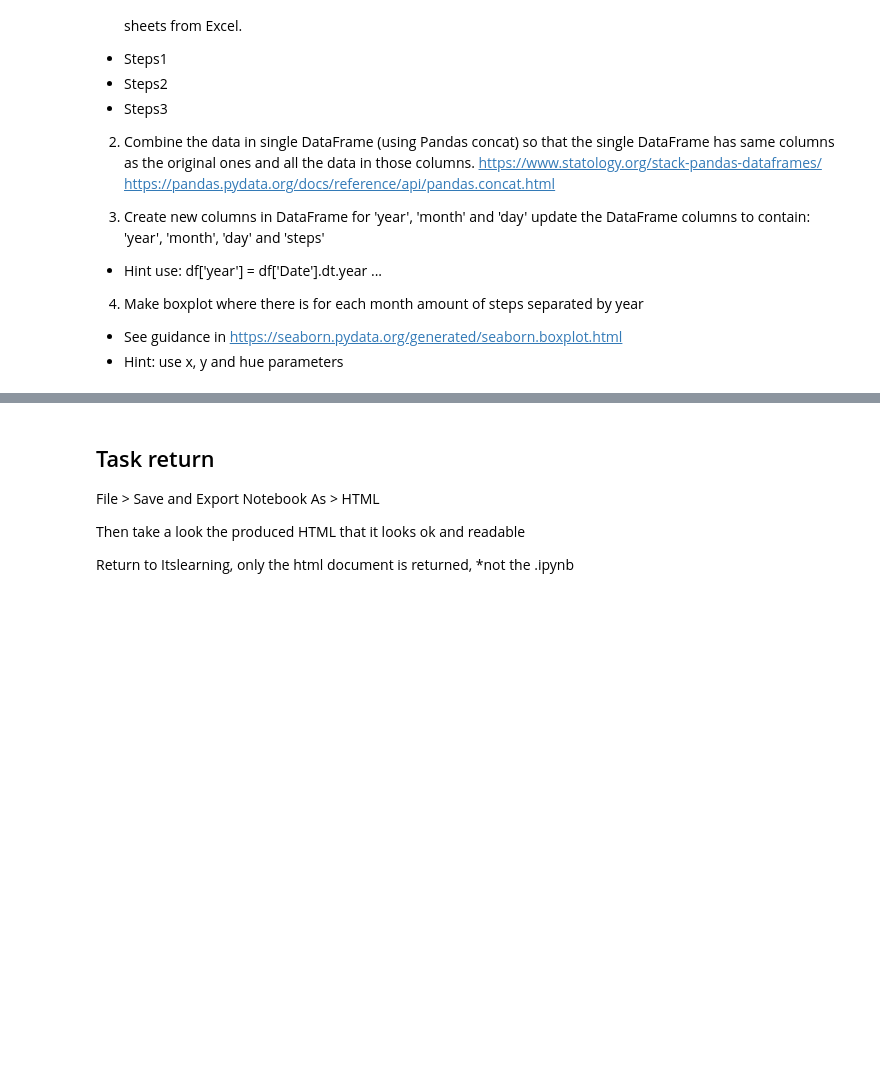
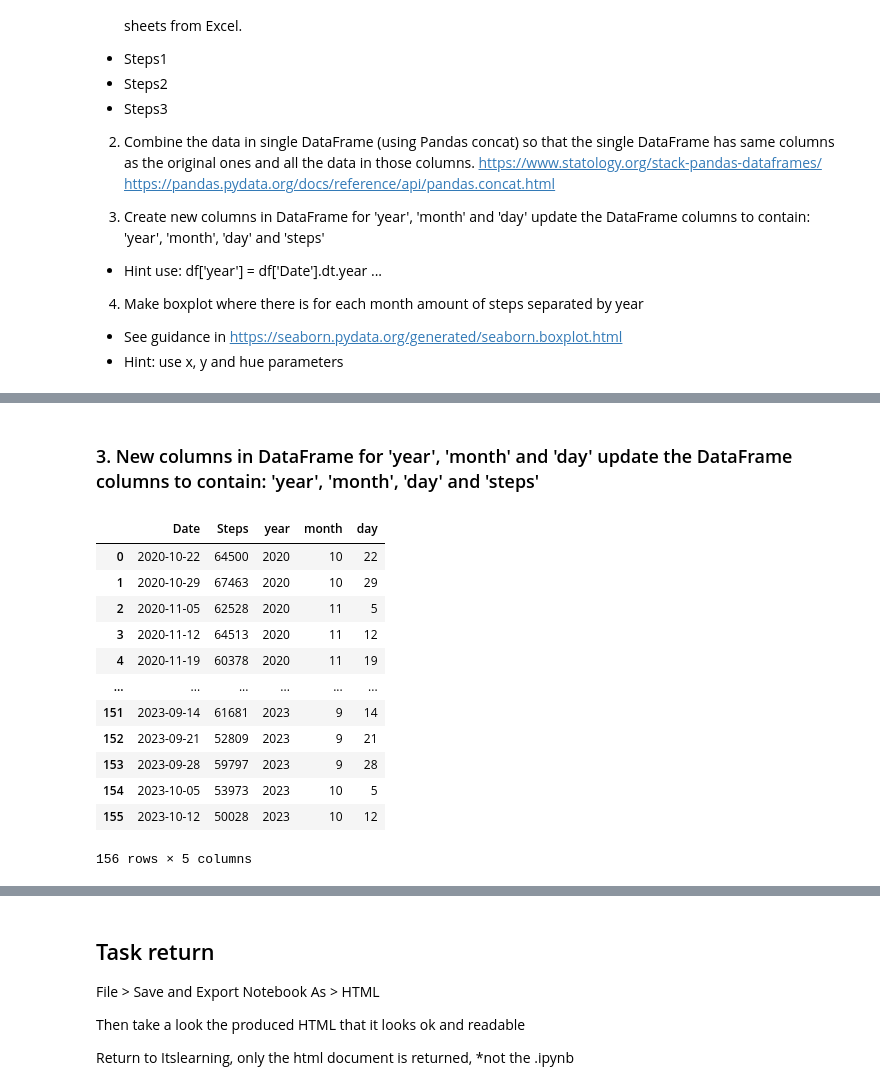
Before and after one commit to buicaothe/PYTHON, a Jupyter notebook: DATA MANAGEMENT/Labweek41/Data_Cleaning_and_datetime_handling.ipynb, the cells around one changed output, grey strips where cells are left out. Cells and saved outputs as stored; diff of their text form; code cells hidden in the pictures; blank space fills up the shorter version.

```diff
--- a/DATA MANAGEMENT/Labweek41/Data_Cleaning_and_datetime_handling.ipynb
+++ b/DATA MANAGEMENT/Labweek41/Data_Cleaning_and_datetime_handling.ipynb
@@ -570,0 +637,21 @@ Try to do one thing in one coding cell, then test that it works and then add mor
+# %% [markdown]
+### 3. New columns in DataFrame for 'year', 'month' and 'day' update the DataFrame columns to contain: 'year', 'month', 'day' and 'steps'
+# %%
+allsteps['year'] = allsteps['Date'].dt.year # split the 'year' from the "Date" column with accessor .dt.year
+allsteps['month'] = allsteps['Date'].dt.month # split the 'month' from the "Date" column with accessor .dt.month
+allsteps['day'] = allsteps['Date'].dt.day # split the 'day' from the "Date" column with accessor .dt.day
+allsteps
+# %% [output]
+|  | Date | Steps | year | month | day |
+| 0 | 2020-10-22 | 64500 | 2020 | 10 | 22 |
+| 1 | 2020-10-29 | 67463 | 2020 | 10 | 29 |
+| 2 | 2020-11-05 | 62528 | 2020 | 11 | 5 |
+| 3 | 2020-11-12 | 64513 | 2020 | 11 | 12 |
+| 4 | 2020-11-19 | 60378 | 2020 | 11 | 19 |
+| ... | ... | ... | ... | ... | ... |
+| 151 | 2023-09-14 | 61681 | 2023 | 9 | 14 |
+| 152 | 2023-09-21 | 52809 | 2023 | 9 | 21 |
+| 153 | 2023-09-28 | 59797 | 2023 | 9 | 28 |
+| 154 | 2023-10-05 | 53973 | 2023 | 10 | 5 |
+| 155 | 2023-10-12 | 50028 | 2023 | 10 | 12 |
+156 rows × 5 columns
```
Also changed, not shown: parts of 36 cells of this notebook, 6 other files.
